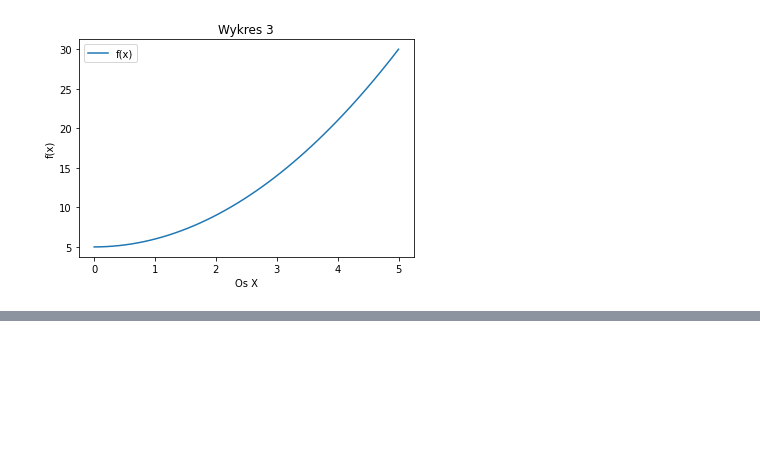
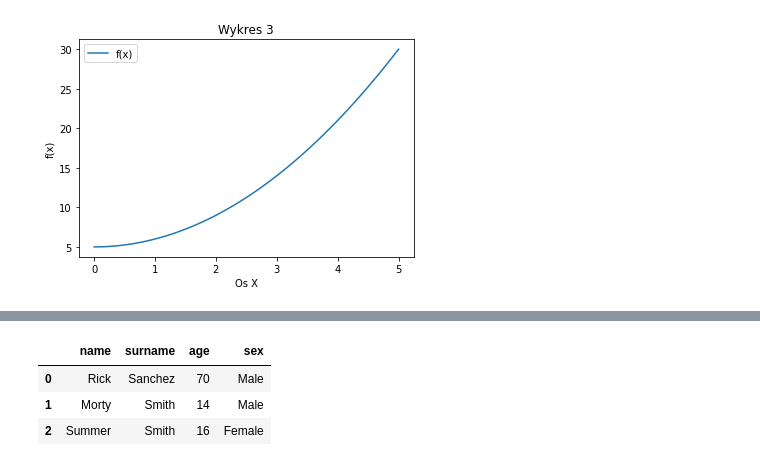
Before and after one commit to Michal-Pogorzelec/Analiza_i_BazyDanych, a Jupyter notebook: Lab1/AiBD_Lab1.ipynb, the cells around one changed output, grey strips where cells are left out. Saved outputs shown, nothing was run; the diff lists cells and outputs as text; code cells hidden in the pictures; blank space fills up the shorter version.

```diff
--- a/Lab1/AiBD_Lab1.ipynb
+++ b/Lab1/AiBD_Lab1.ipynb
@@ -49,0 +86,7 @@ plt.show()
+# %%
+df.head(3)
+# %% [output]
+|  | name | surname | age | sex |
+| 0 | Rick | Sanchez | 70 | Male |
+| 1 | Morty | Smith | 14 | Male |
+| 2 | Summer | Smith | 16 | Female |
```
Also changed, not shown: parts of 5 cells of this notebook.
